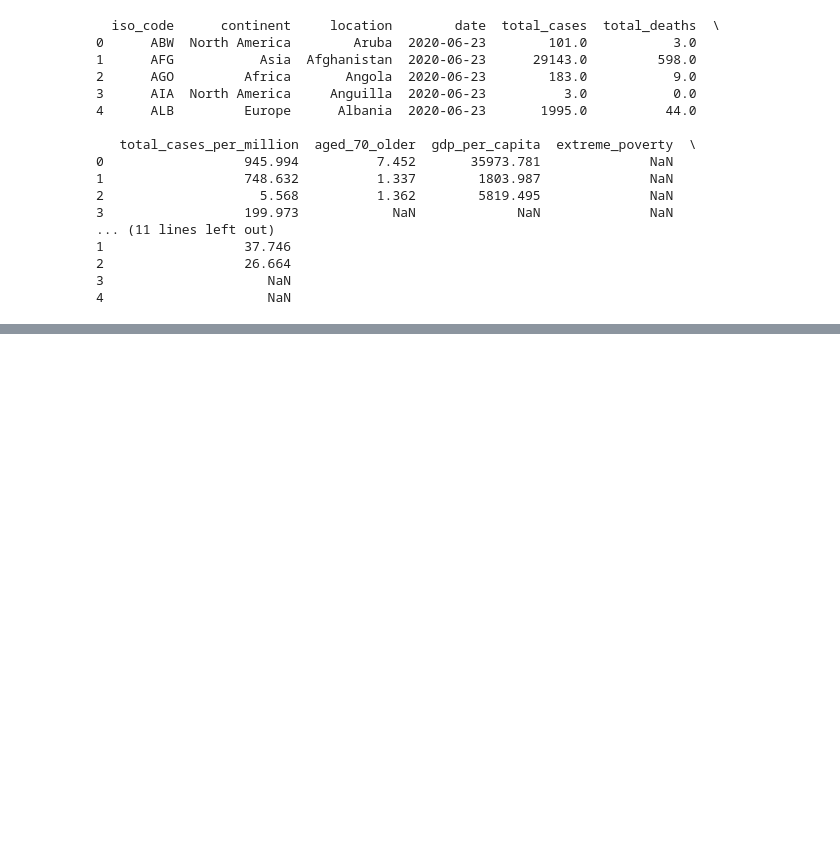
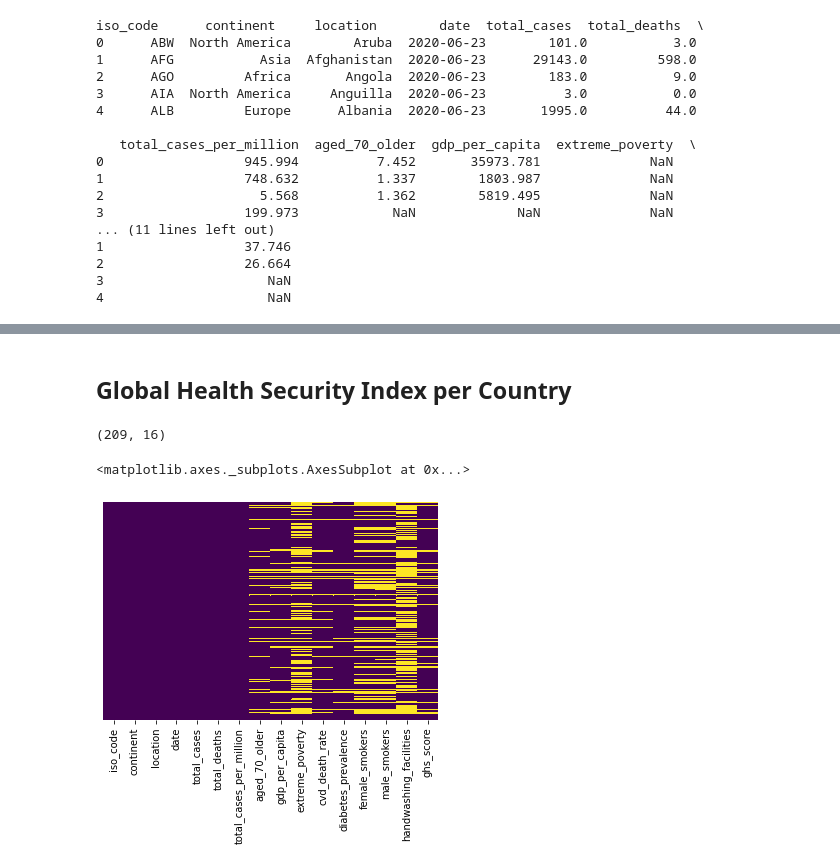
Before and after one commit to WWI17SEB/ml-covid, a Jupyter notebook: data/prepareData.ipynb, the cells around one changed output, grey strips where cells are left out. Drawn from its saved outputs; the diff is of its cells as text; code cells hidden in the pictures; blank space fills up the shorter version.

Commit message:
add global health security index to prepareData

```diff
--- a/data/prepareData.ipynb
+++ b/data/prepareData.ipynb
@@ -7,3 +11,4 @@ import seaborn as sns
 # %%
 FILE_PATH_OWID_COVID_CSV = "./raw/covid-19-data/public/data/owid-covid-data.csv"
 FILE_PATH_WHO_DOCTORS = "./raw/who-datasets/Medical doctors (per 10,000).csv"
+FILE_PATH_GHS_INDEX = "./raw/ghs-index/Global Health Security Index (Overall Score).csv"
@@ -103,0 +113,16 @@ Deleting following countries because not enough data:
+# %% [markdown]
+## Global Health Security Index per Country
+# %%
+df_ghs = pd.read_csv(FILE_PATH_GHS_INDEX)
+
+df_ghs.rename(columns={'country':'location', 'ghs_score':'ghs_score'}, inplace=True)
+df_ghs = df_ghs.loc[:, ['location','ghs_score']]
+
+df_merged = df.merge(df_ghs, how = 'left', on = ['location'])
+
+print(df_merged.shape)
+sns.heatmap(data = df_merged.isnull(), yticklabels=False, cbar=False, cmap='viridis')
+# %% [output]
+(209, 16)
+<matplotlib.axes._subplots.AxesSubplot at 0x...>
+[figure, added]
```
Also changed, not shown: parts of 5 cells of this notebook.
